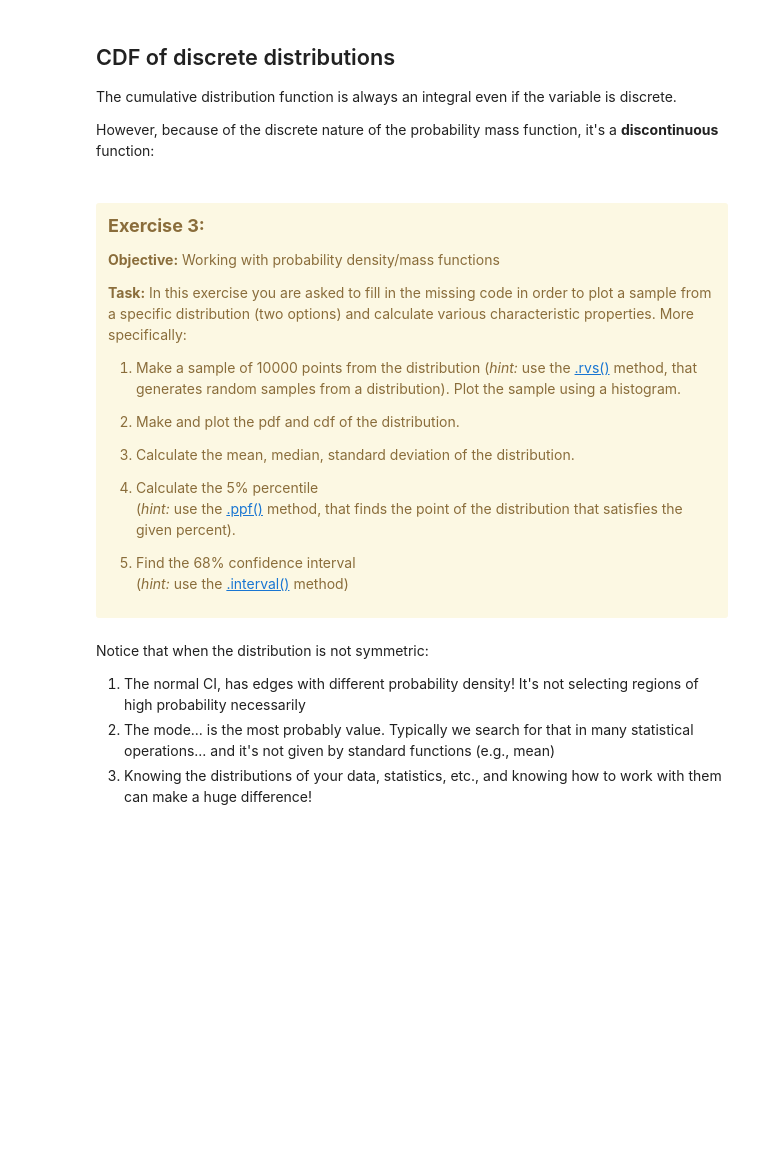
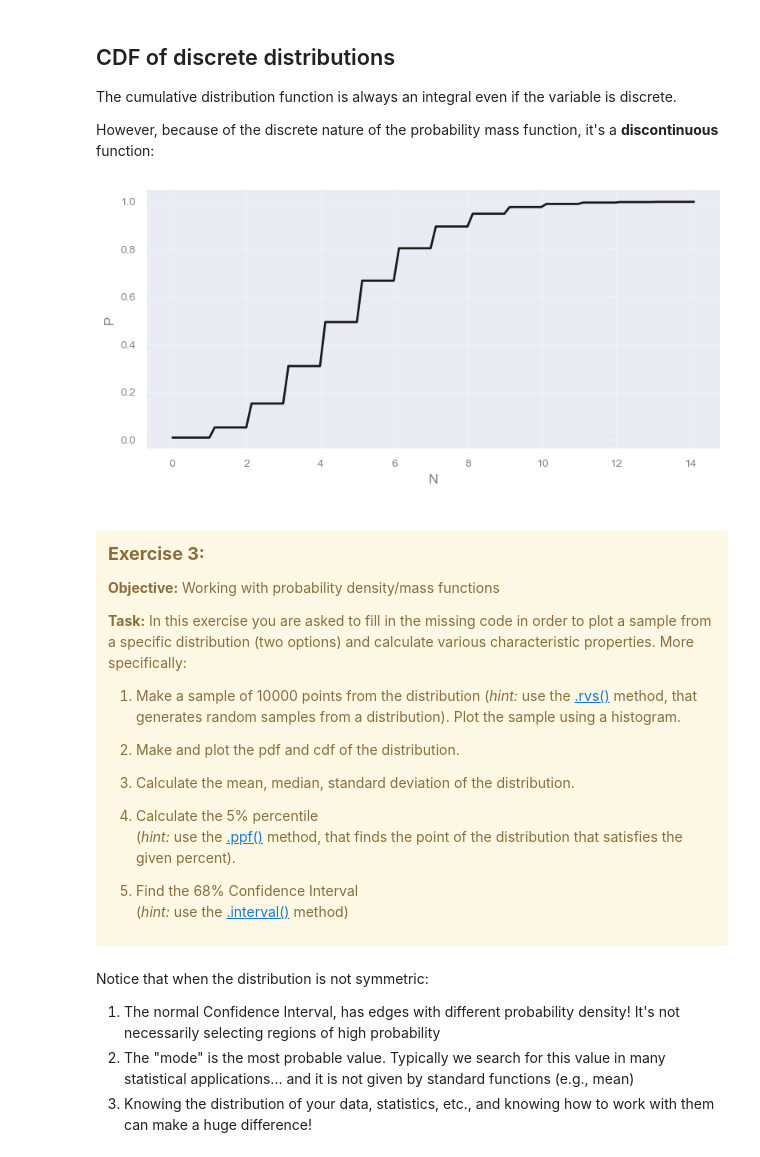
Before and after one commit to AstroStat-Academy/astrostat-school-8, a Jupyter notebook: Basic_Statistics/Basic Statistics.ipynb, the cells around one changed output. Drawn from its saved outputs; the diff is of its cells as text; code cells hidden in the pictures; blank space fills up the shorter version.

Commit message:
Updated Basic Statistics.

```diff
--- a/Basic_Statistics/Basic Statistics.ipynb
+++ b/Basic_Statistics/Basic Statistics.ipynb
@@ -347,13 +389,17 @@ However, because of the discrete nature of the probability mass function, it's a
 # %%
 mean_photon_count = 4.7
 distribution = st.poisson(mean_photon_count)
 
 
 xx = np.linspace(0, mean_photon_count*3, 100)
 photon_cdf = distribution.cdf(xx)
 
 plt.plot(xx, photon_cdf, "k-")
+plt.xlabel('N')
+plt.ylabel('P')
 plt.show()
+# %% [output]
+[figure, added]
 # %% [markdown]
 <div class="alert alert-block alert-warning" style="margin-top: 20px">
 
@@ -372,7 +418,7 @@ plt.show()
 4. Calculate the 5% percentile <br>
 (*hint:* use the [.ppf()](https://docs.scipy.org/doc/scipy/reference/generated/scipy.stats.rv_continuous.ppf.html#ppf) method, that finds the point of the distribution that satisfies the given percent).
 
-5. Find the 68% confidence interval<br>
+5. Find the 68% Confidence Interval<br>
 (*hint:* use the [.interval()](https://docs.scipy.org/doc/scipy/reference/generated/scipy.stats.rv_continuous.interval.html#interval) method)
 
 </div>
@@ -428,8 +474,8 @@ plt.ylim(ymin=0.0)
 plt.show()
 # %% [markdown]
 Notice that when the distribution is not symmetric:
-1. The normal CI, has edges with different probability density! It's not selecting regions of high probability necessarily
-2. The mode... is the most probably value. Typically we search for that in many statistical operations... and it's not given by standard functions (e.g., mean)
-3. Knowing the distributions of your data, statistics, etc., and knowing how to work with them can make a huge difference!
+1. The normal Confidence Interval, has edges with different probability density! It's not necessarily selecting regions of high probability
+2. The "mode" is the most probable value. Typically we search for this value in many statistical applications... and it is not given by standard functions (e.g., mean)
+3. Knowing the distribution of your data, statistics, etc., and knowing how to work with them can make a huge difference!
 # %%
 # EOF
```
Also changed, not shown: parts of 22 cells of this notebook, 2 other files.
